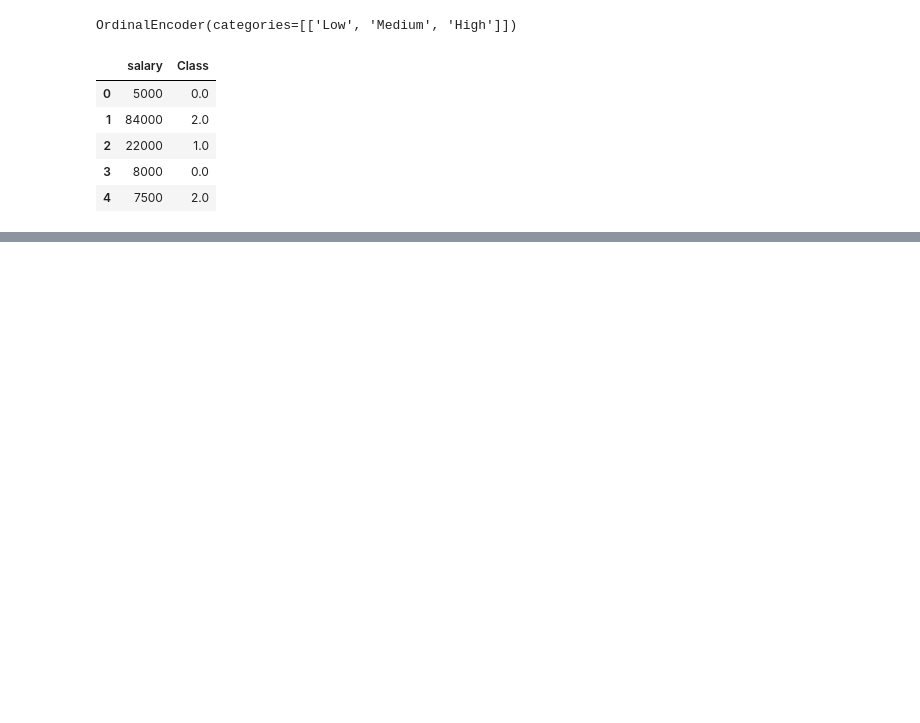
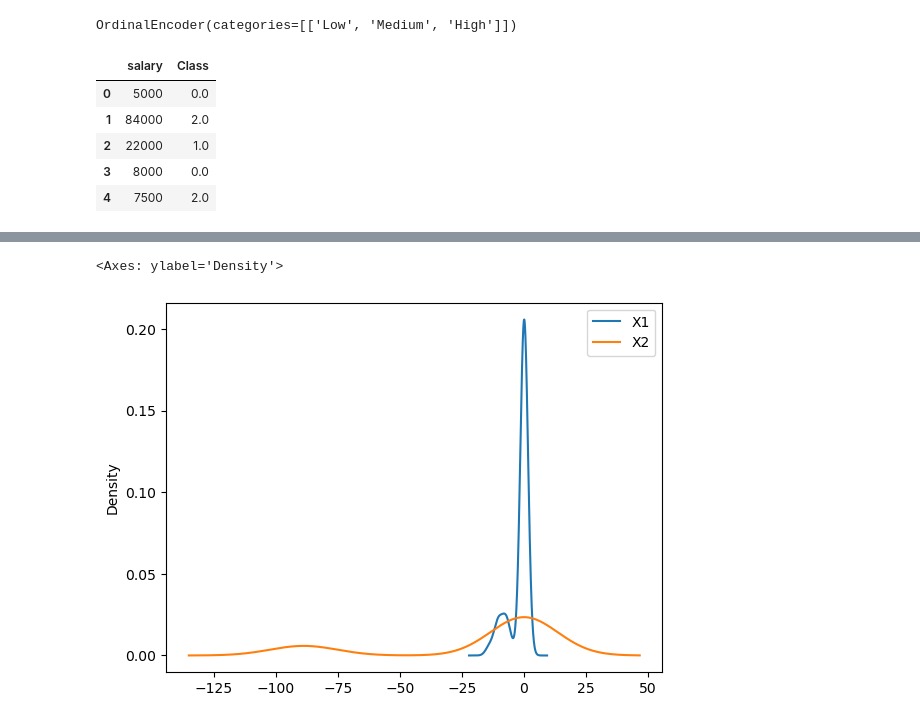
Before and after one commit to riyadhana262005/ML, a Jupyter notebook: WORKING WITH RANDOM NUMBERS.ipynb, the cells around one changed output, grey strips where cells are left out. Cells and saved outputs as stored; diff of their text form; code cells hidden in the pictures; blank space fills up the shorter version.

```diff
--- a/WORKING WITH RANDOM NUMBERS.ipynb
+++ b/WORKING WITH RANDOM NUMBERS.ipynb
@@ -220,0 +345,2 @@ stand_scaler
+# %%
+outliers_df = pd.DataFrame(outliers_df,columns=['X1','X2',])
@@ -220,0 +363,5 @@ stand_scaler
+# %%
+outliers_df.plot.kde()
+# %% [output]
+<Axes: ylabel='Density'>
+[figure, added]
```
Also changed, not shown: parts of 28 cells of this notebook.
